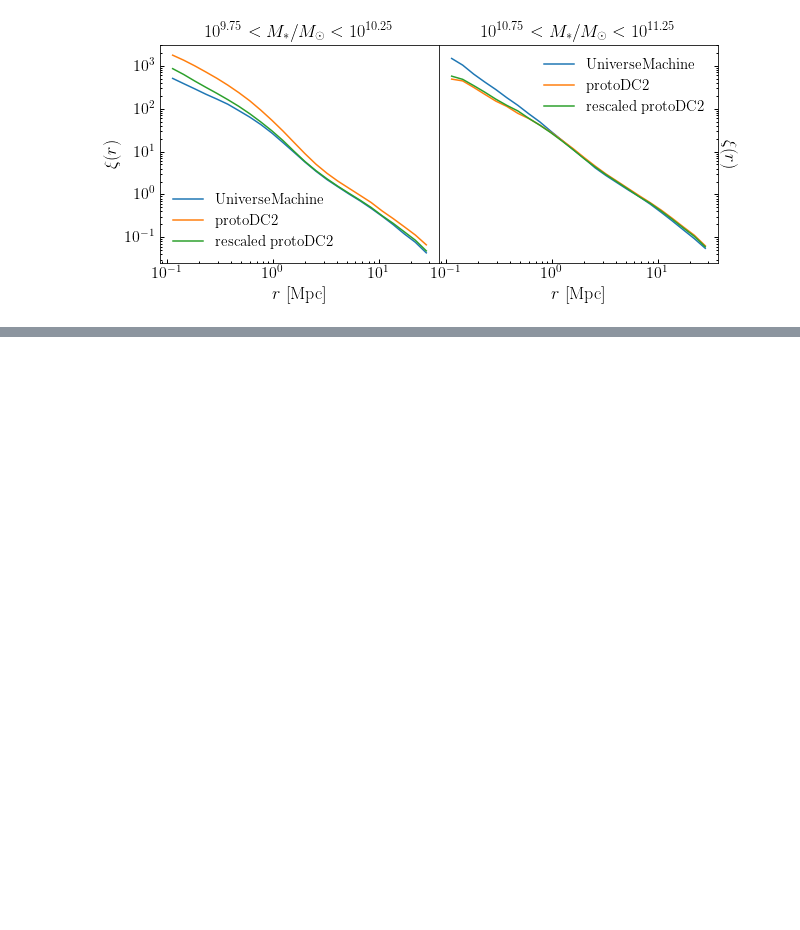
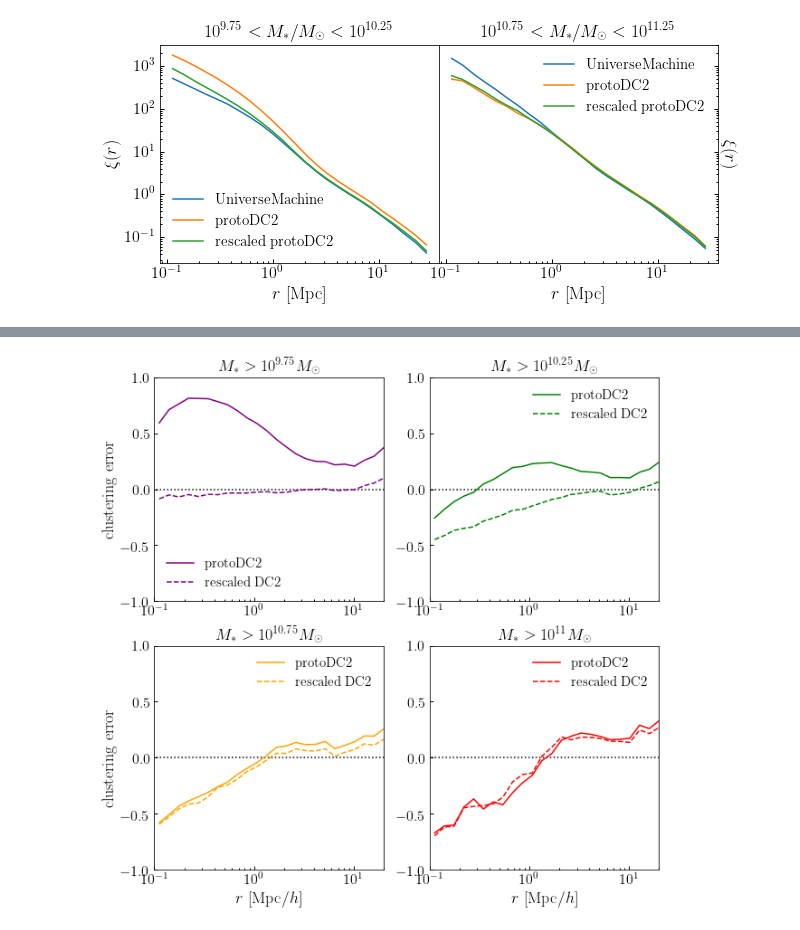
Before and after one commit to dkorytov/rescale_dc2, a Jupyter notebook: notebooks/rescale_protoDC2_stellar_mass.ipynb, the cells around one changed output, grey strips where cells are left out. Cells and saved outputs as stored; diff of their text form; code cells hidden in the pictures; blank space fills up the shorter version.

```diff
--- a/notebooks/rescale_protoDC2_stellar_mass.ipynb
+++ b/notebooks/rescale_protoDC2_stellar_mass.ipynb
@@ -241,0 +324,46 @@ fig.savefig(figname, bbox_extra_artists=[xlabel1, ylabel1], bbox_inches='tight')
+# %%
+fracdiff_9p75 = (xi_dc2_9p75 - xi_um_9p75)/xi_um_9p75
+fracdiff_10p25 = (xi_dc2_10p25 - xi_um_10p25)/xi_um_10p25
+fracdiff_10p75 = (xi_dc2_10p75 - xi_um_10p75)/xi_um_10p75
+fracdiff_11p0 = (xi_dc2_11p0 - xi_um_11p0)/xi_um_11p0
+
+fracdiff_9p75_dc1 = (xi_dc1_9p75 - xi_um_9p75)/xi_um_9p75
+fracdiff_10p25_dc1 = (xi_dc1_10p25 - xi_um_10p25)/xi_um_10p25
+fracdiff_10p75_dc1 = (xi_dc1_10p75 - xi_um_10p75)/xi_um_10p75
+fracdiff_11p0_dc1 = (xi_dc1_11p0 - xi_um_11p0)/xi_um_11p0
+# %%
+fig, axes = plt.subplots(2, 2, figsize=(10, 10))
+(ax1, ax2), (ax3, ax4) = axes
+
+for ax in (ax1, ax2, ax3, ax4):
+    xscale = ax.set_xscale('log')
+    xlim = ax.set_xlim(0.1, 20)
+    ylim = ax.set_ylim(-1, 1)
+    __=ax.plot(np.logspace(-3, 3, 1000), np.zeros(1000), ':', color='k')
+
+__=ax1.plot(rmids, fracdiff_9p75_dc1, color='purple', label=r'${\rm protoDC2}$')
+__=ax1.plot(rmids, fracdiff_9p75, '--', color='purple', label=r'${\rm rescaled\ DC2}$')
+
+__=ax2.plot(rmids, fracdiff_10p25_dc1, color='green', label=r'${\rm protoDC2}$')
+__=ax2.plot(rmids, fracdiff_10p25, '--', color='green', label=r'${\rm rescaled\ DC2}$')
+
+__=ax3.plot(rmids, fracdiff_10p75_dc1, color='orange', label=r'${\rm protoDC2}$')
+__=ax3.plot(rmids, fracdiff_10p75, '--', color='orange', label=r'${\rm rescaled\ DC2}$')
+
+__=ax4.plot(rmids, fracdiff_11p0_dc1, color='red', label=r'${\rm protoDC2}$')
+__=ax4.plot(rmids, fracdiff_11p0, '--', color='red', label=r'${\rm rescaled\ DC2}$')
+
+title1 = ax1.set_title(r'$M_{\ast} > 10^{9.75}M_{\odot}$')
+title2 = ax2.set_title(r'$M_{\ast} > 10^{10.25}M_{\odot}$')
+title3 = ax3.set_title(r'$M_{\ast} > 10^{10.75}M_{\odot}$')
+title4 = ax4.set_title(r'$M_{\ast} > 10^{11}M_{\odot}$')
+
+xlabel3 = ax3.set_xlabel(r'$r\ [{\rm Mpc}/h]$')
+xlabel4 = ax4.set_xlabel(r'$r\ [{\rm Mpc}/h]$')
+ylabel3 = ax3.set_ylabel(r'${\rm clustering\ error}$')
+ylabel1 = ax1.set_ylabel(r'${\rm clustering\ error}$')
+
+for ax in (ax1, ax2, ax3, ax4):
+    leg = ax.legend()
+# %% [output]
+[figure, added]
```
Also changed, not shown: parts of 10 cells of this notebook.
